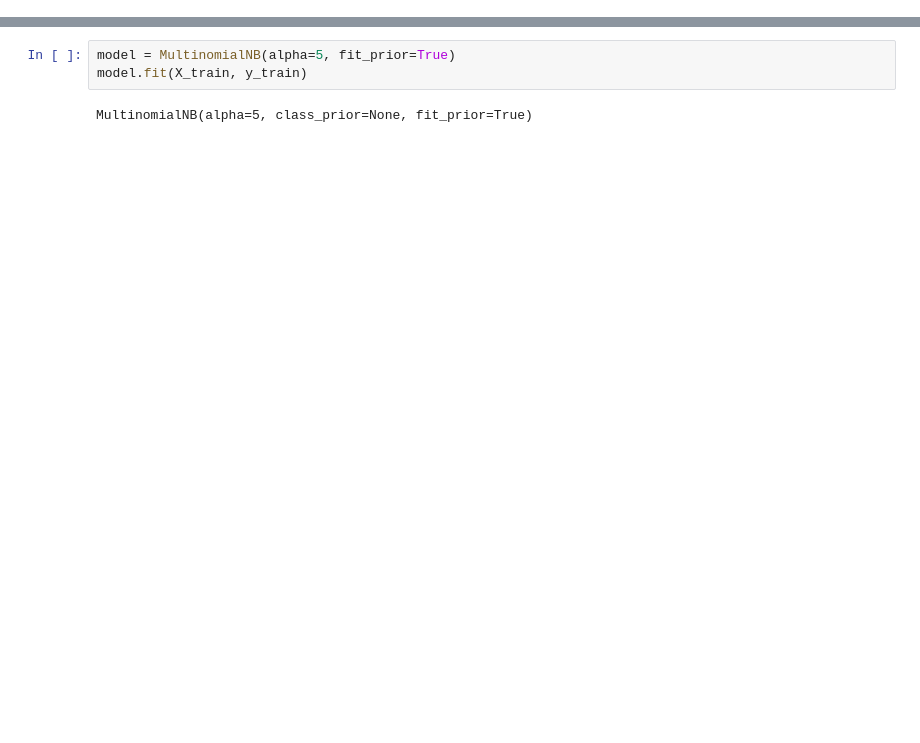
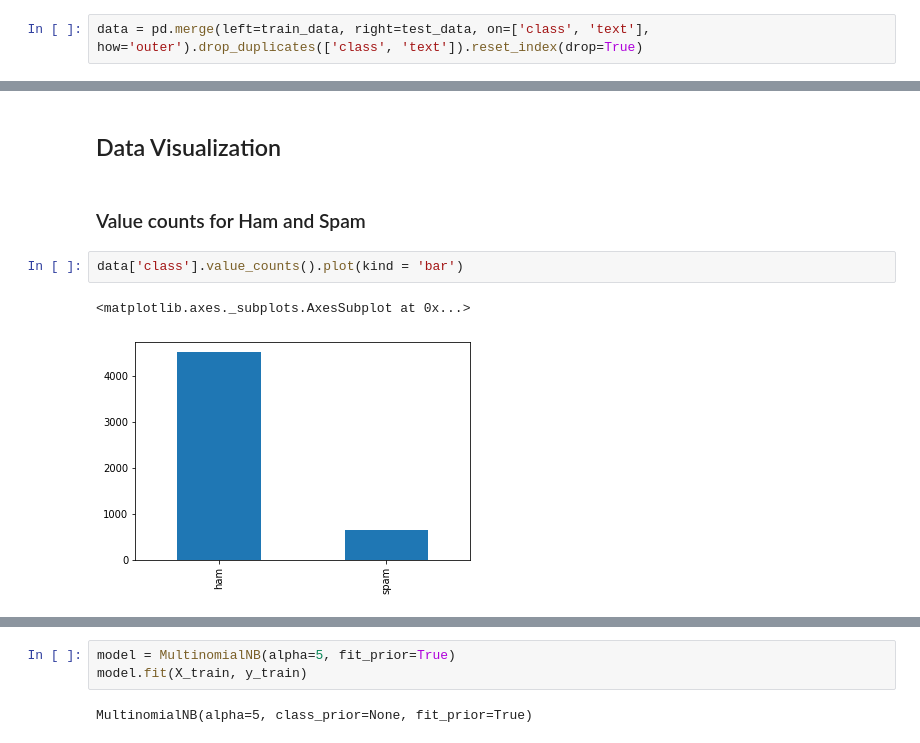
Before and after one commit to Scylidose/TweetFeel, a Jupyter notebook: SMS_Classifier/SMS_Classifier.ipynb, the cells around one changed output, grey strips where cells are left out. Saved outputs shown, nothing was run; the diff lists cells and outputs as text; blank space fills up the shorter version.

```diff
--- a/SMS_Classifier/SMS_Classifier.ipynb
+++ b/SMS_Classifier/SMS_Classifier.ipynb
@@ -66,0 +89,2 @@ not much, just some textin'. how bout you?
+# %%
+data = pd.merge(left=train_data, right=test_data, on=['class', 'text'], how='outer').drop_duplicates(['class', 'text']).reset_index(drop=True)
@@ -90,0 +199,9 @@ print(freq.most_common(10))
+# %% [markdown]
+## Data Visualization
+# %% [markdown]
+### Value counts for Ham and Spam
+# %%
+data['class'].value_counts().plot(kind = 'bar')
+# %% [output]
+<matplotlib.axes._subplots.AxesSubplot at 0x...>
+[figure, added]
```
Also changed, not shown: parts of 33 cells of this notebook.
